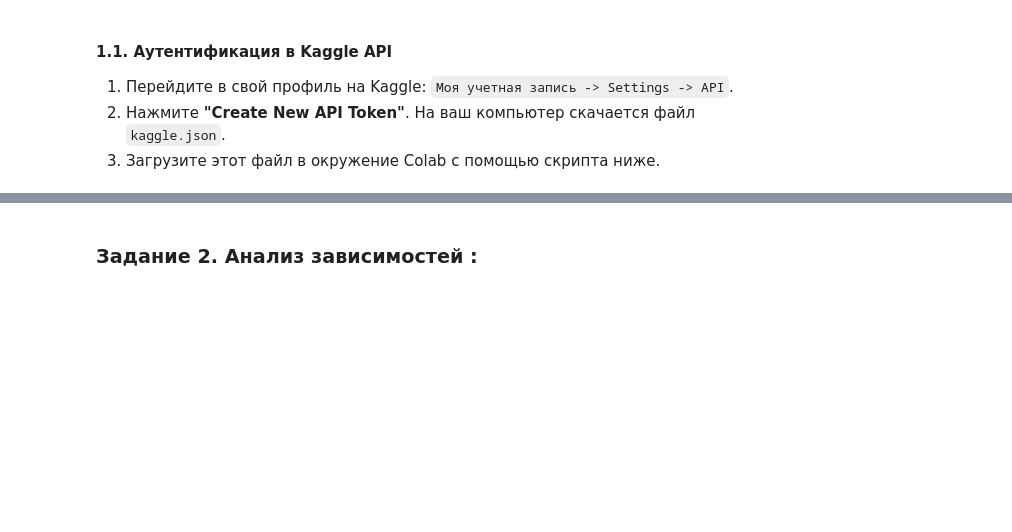
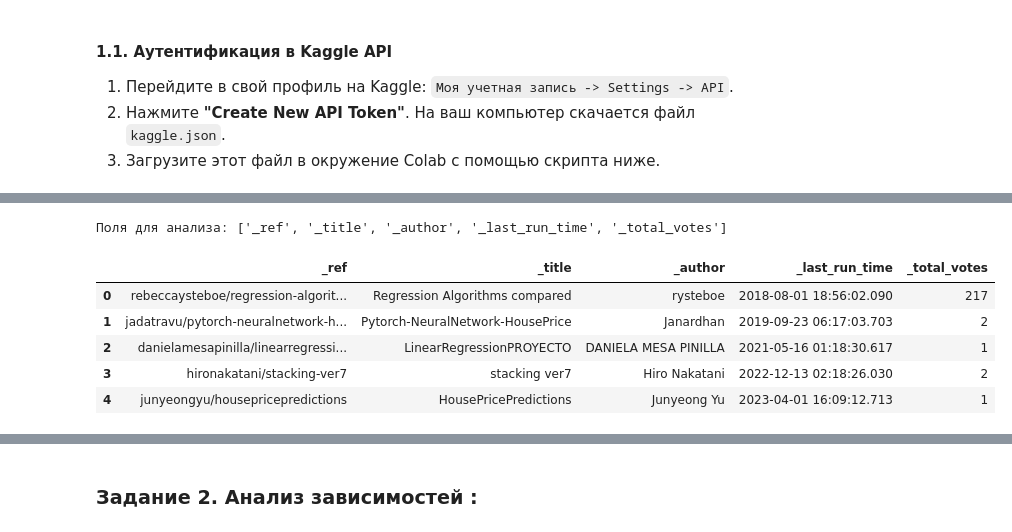
Before and after one commit to GoshaMareev/DataCollectionAndAnalytics, a Jupyter notebook: PW1_API/PW_1_API_Analysis_MareevGA.ipynb, the cells around one changed output, grey strips where cells are left out. Drawn from its saved outputs; the diff is of its cells as text; code cells hidden in the pictures; blank space fills up the shorter version.

```diff
--- a/PW1_API/PW_1_API_Analysis_MareevGA.ipynb
+++ b/PW1_API/PW_1_API_Analysis_MareevGA.ipynb
@@ -95,0 +197,11 @@ display(latest_completed[['_title', '_reward', '_team_count']])
+# %%
+print("Поля для анализа:", df.columns.tolist())
+display(df.head())
+# %% [output]
+Поля для анализа: ['_ref', '_title', '_author', '_last_run_time', '_total_votes']
+|  | _ref | _title | _author | _last_run_time | _total_votes |
+| 0 | rebeccaysteboe/regression-algorit... | Regression Algorithms compared | rysteboe | 2018-08-01 18:56:02.090 | 217 |
+| 1 | jadatravu/pytorch-neuralnetwork-h... | Pytorch-NeuralNetwork-HousePrice | Janardhan | 2019-09-23 06:17:03.703 | 2 |
+| 2 | danielamesapinilla/linearregressi... | LinearRegressionPROYECTO | DANIELA MESA PINILLA | 2021-05-16 01:18:30.617 | 1 |
+| 3 | hironakatani/stacking-ver7 | stacking ver7 | Hiro Nakatani | 2022-12-13 02:18:26.030 | 2 |
+| 4 | junyeongyu/housepricepredictions | HousePricePredictions | Junyeong Yu | 2023-04-01 16:09:12.713 | 1 |
```
Also changed, not shown: parts of 36 cells of this notebook.
